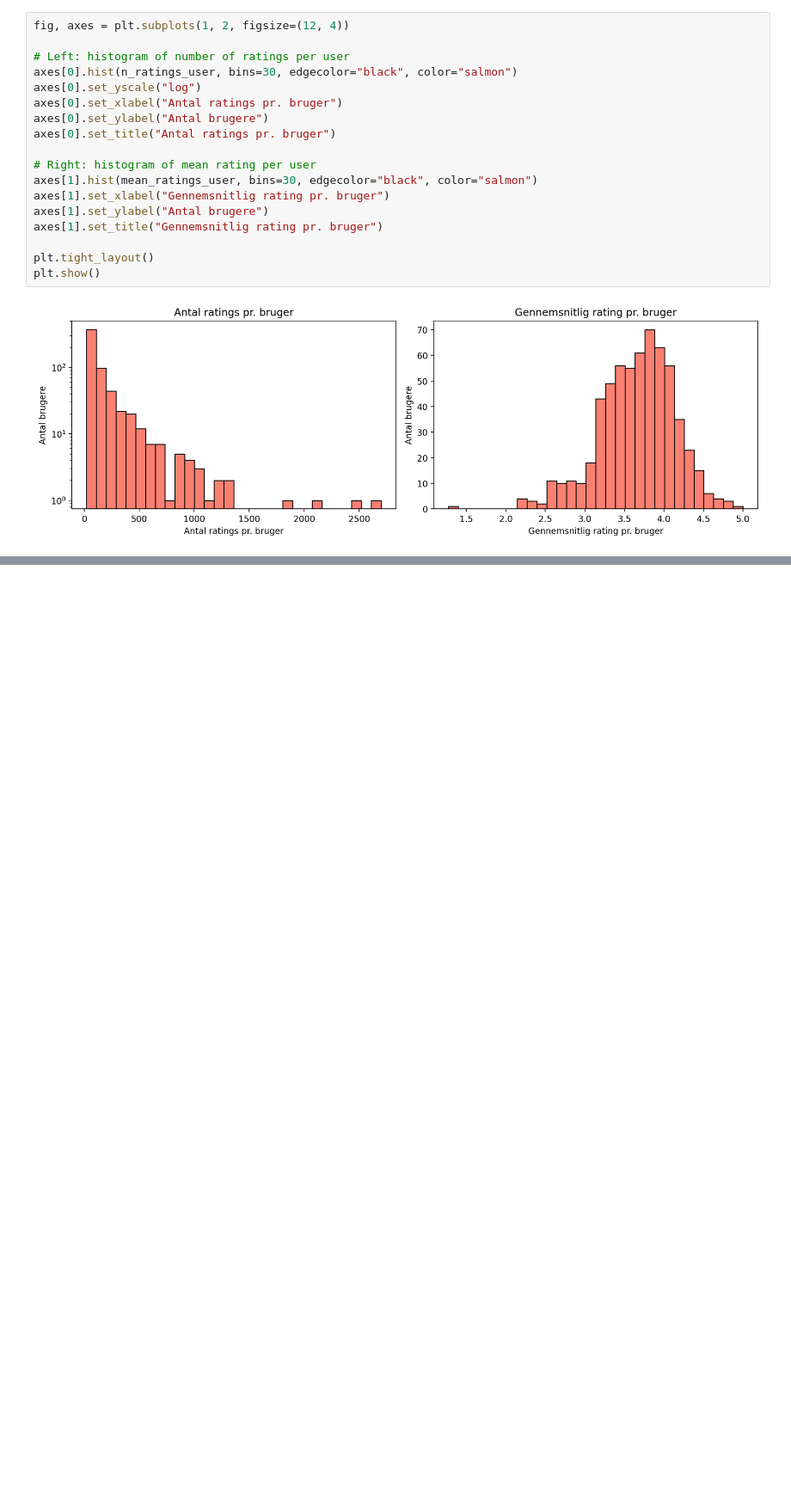
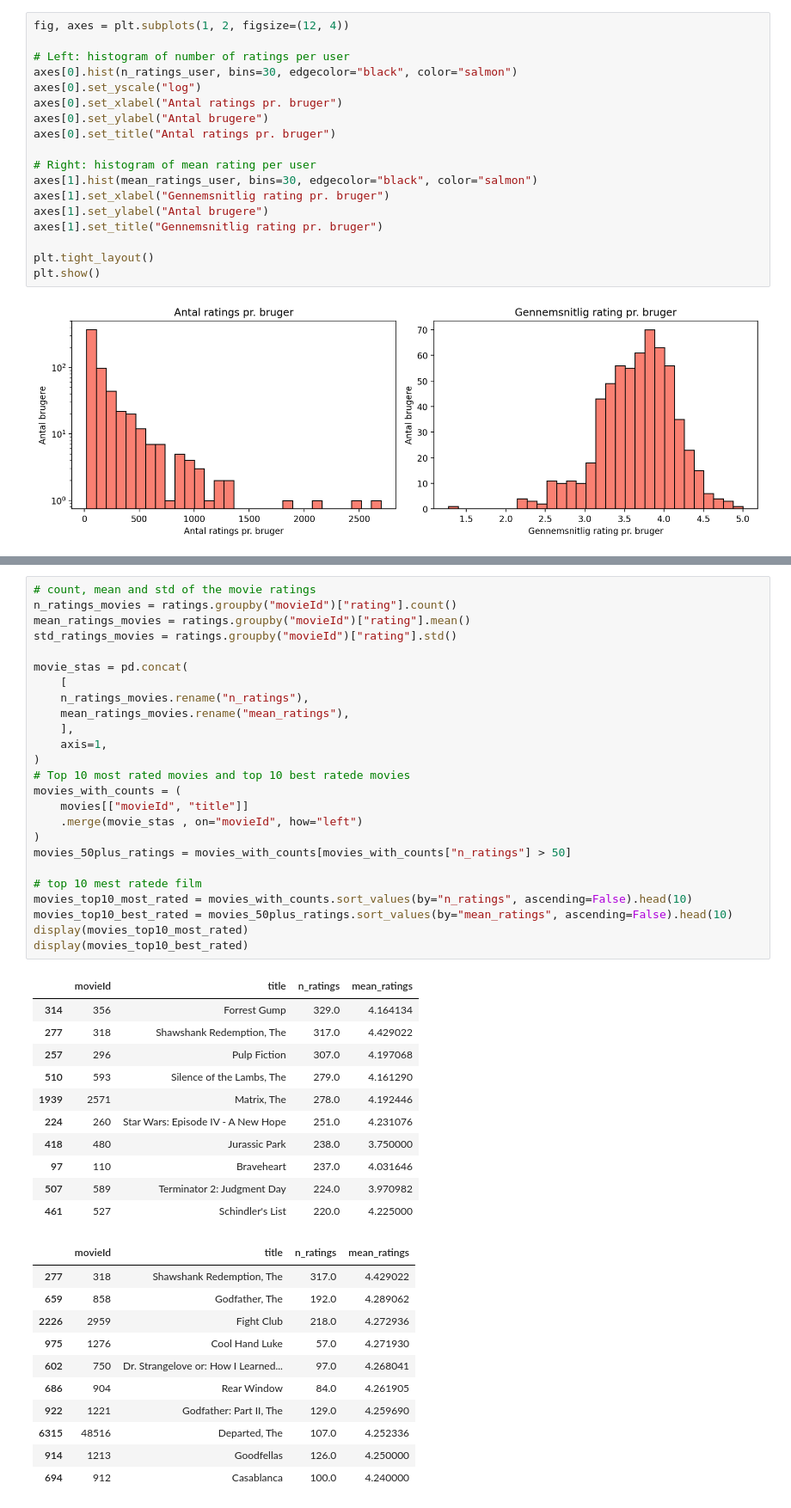
Before and after one commit to JeppeBondeBakkensen/Personlige-projekter, a Jupyter notebook: Personlige projekter/Movie recomender/src/EDA.ipynb, the cells around one changed output, grey strips where cells are left out. Shown at 86% size. Cells and saved outputs as stored; diff of their text form; blank space fills up the shorter version.

```diff
--- a/Personlige projekter/Movie recomender/src/EDA.ipynb
+++ b/Personlige projekter/Movie recomender/src/EDA.ipynb
@@ -157,0 +208,48 @@ plt.show()
+# %%
+# count, mean and std of the movie ratings
+n_ratings_movies = ratings.groupby("movieId")["rating"].count()
+mean_ratings_movies = ratings.groupby("movieId")["rating"].mean()
+std_ratings_movies = ratings.groupby("movieId")["rating"].std()
+
+movie_stas = pd.concat(
+    [
+    n_ratings_movies.rename("n_ratings"),
+    mean_ratings_movies.rename("mean_ratings"),
+    ],
+    axis=1,
+)
+# Top 10 most rated movies and top 10 best ratede movies
+movies_with_counts = (
+    movies[["movieId", "title"]]
+    .merge(movie_stas , on="movieId", how="left")
+)
+movies_50plus_ratings = movies_with_counts[movies_with_counts["n_ratings"] > 50]
+
+# top 10 mest ratede film
+movies_top10_most_rated = movies_with_counts.sort_values(by="n_ratings", ascending=False).head(10)
+movies_top10_best_rated = movies_50plus_ratings.sort_values(by="mean_ratings", ascending=False).head(10)
+display(movies_top10_most_rated)
+display(movies_top10_best_rated)
+# %% [output]
+|  | movieId | title | n_ratings | mean_ratings |
+| 314 | 356 | Forrest Gump | 329.0 | 4.164134 |
+| 277 | 318 | Shawshank Redemption, The | 317.0 | 4.429022 |
+| 257 | 296 | Pulp Fiction | 307.0 | 4.197068 |
+| 510 | 593 | Silence of the Lambs, The | 279.0 | 4.161290 |
+| 1939 | 2571 | Matrix, The | 278.0 | 4.192446 |
+| 224 | 260 | Star Wars: Episode IV - A New Hope | 251.0 | 4.231076 |
+| 418 | 480 | Jurassic Park | 238.0 | 3.750000 |
+| 97 | 110 | Braveheart | 237.0 | 4.031646 |
+| 507 | 589 | Terminator 2: Judgment Day | 224.0 | 3.970982 |
+| 461 | 527 | Schindler's List | 220.0 | 4.225000 |
+|  | movieId | title | n_ratings | mean_ratings |
+| 277 | 318 | Shawshank Redemption, The | 317.0 | 4.429022 |
+| 659 | 858 | Godfather, The | 192.0 | 4.289062 |
+| 2226 | 2959 | Fight Club | 218.0 | 4.272936 |
+| 975 | 1276 | Cool Hand Luke | 57.0 | 4.271930 |
+| 602 | 750 | Dr. Strangelove or: How I Learned... | 97.0 | 4.268041 |
+| 686 | 904 | Rear Window | 84.0 | 4.261905 |
+| 922 | 1221 | Godfather: Part II, The | 129.0 | 4.259690 |
+| 6315 | 48516 | Departed, The | 107.0 | 4.252336 |
+| 914 | 1213 | Goodfellas | 126.0 | 4.250000 |
+| 694 | 912 | Casablanca | 100.0 | 4.240000 |
```
Also changed, not shown: parts of 7 cells of this notebook.
